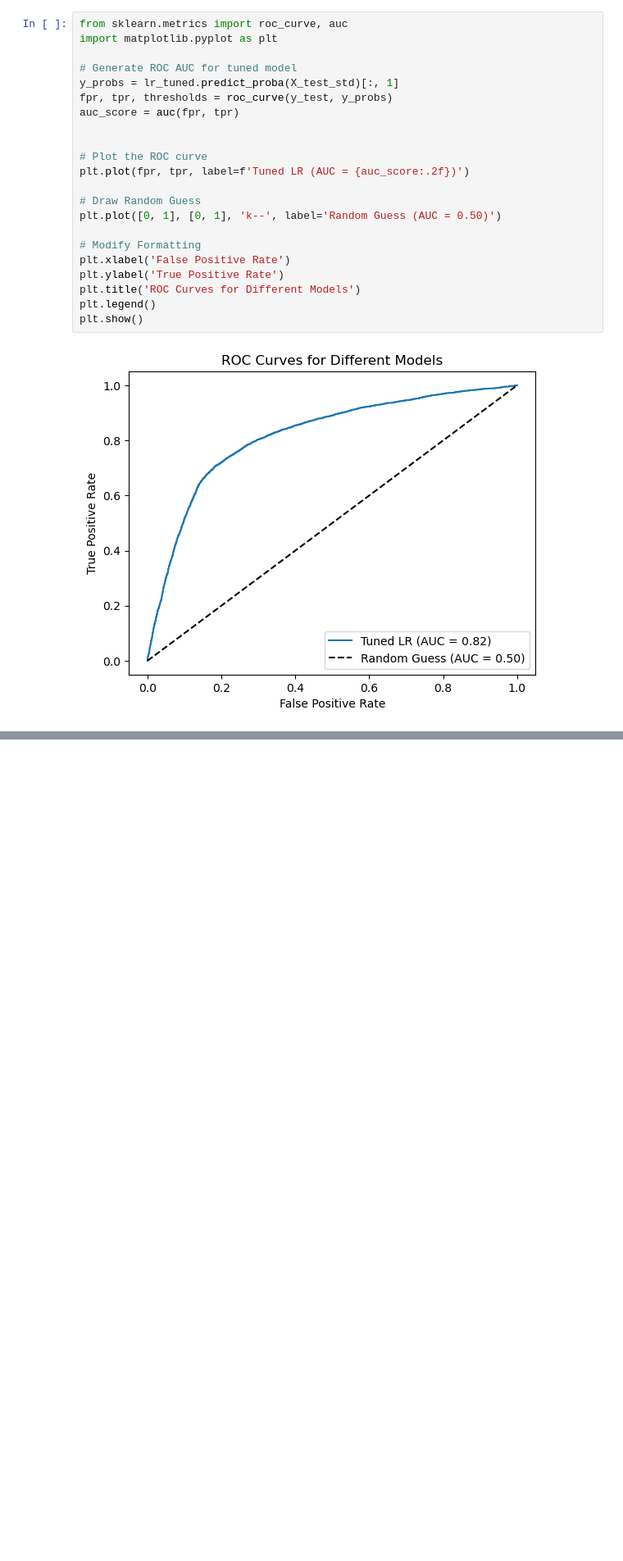
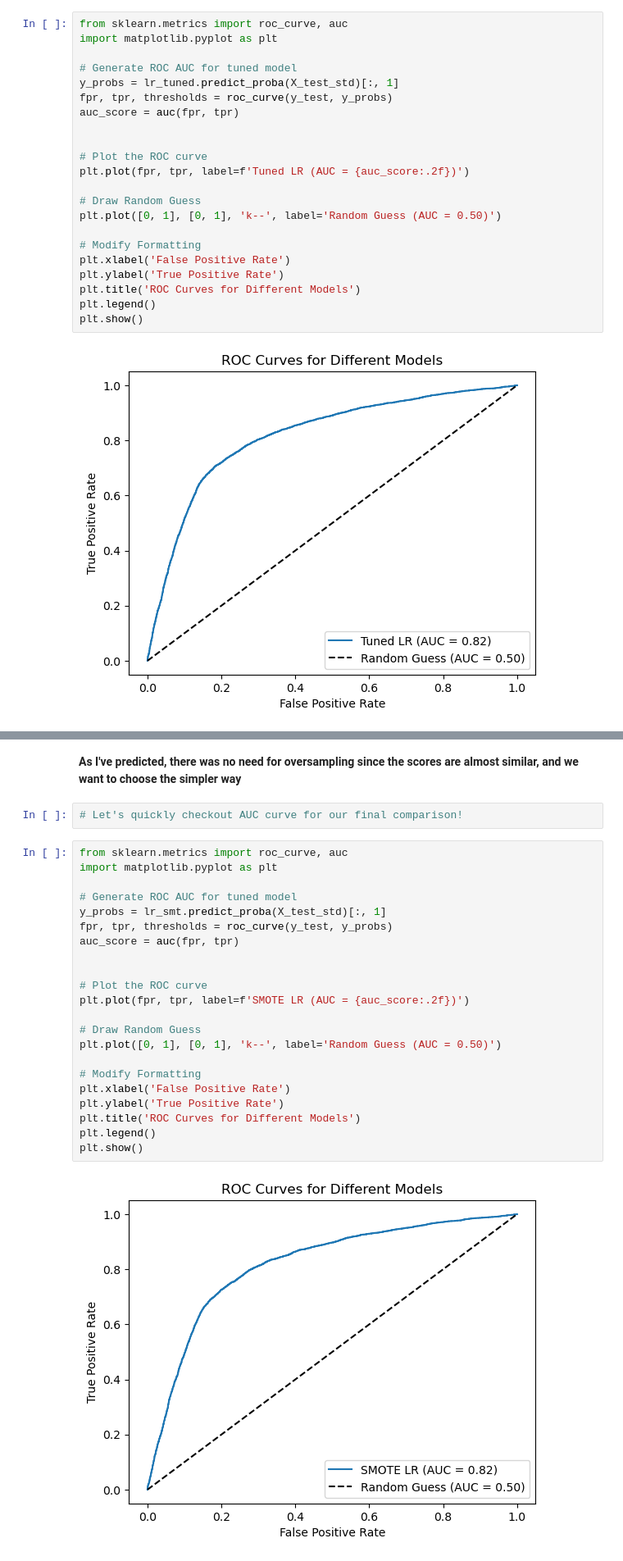
Before and after one commit to arminmoradpour77-ux/Credit-Classification-project, a Jupyter notebook: Credit_Classification_Project.ipynb, the cells around one changed output, grey strips where cells are left out. Shown at 82% size. Cells and saved outputs as stored; diff of their text form; blank space fills up the shorter version.

```diff
--- a/Credit_Classification_Project.ipynb
+++ b/Credit_Classification_Project.ipynb
@@ -362,0 +423,28 @@ plt.show()
+# %% [markdown]
+**As I've predicted, there was no need for oversampling since the scores are almost similar, and we want to choose the simpler way**
+# %%
+# Let's quickly checkout AUC curve for our final comparison!
+# %%
+from sklearn.metrics import roc_curve, auc
+import matplotlib.pyplot as plt
+
+# Generate ROC AUC for tuned model
+y_probs = lr_smt.predict_proba(X_test_std)[:, 1]
+fpr, tpr, thresholds = roc_curve(y_test, y_probs)
+auc_score = auc(fpr, tpr)
+
+
+# Plot the ROC curve
+plt.plot(fpr, tpr, label=f'SMOTE LR (AUC = {auc_score:.2f})')
+
+# Draw Random Guess
+plt.plot([0, 1], [0, 1], 'k--', label='Random Guess (AUC = 0.50)')
+
+# Modify Formatting
+plt.xlabel('False Positive Rate')
+plt.ylabel('True Positive Rate')
+plt.title('ROC Curves for Different Models')
+plt.legend()
+plt.show()
+# %% [output]
+[figure, added]
```
Also changed, not shown: parts of 11 cells of this notebook.
